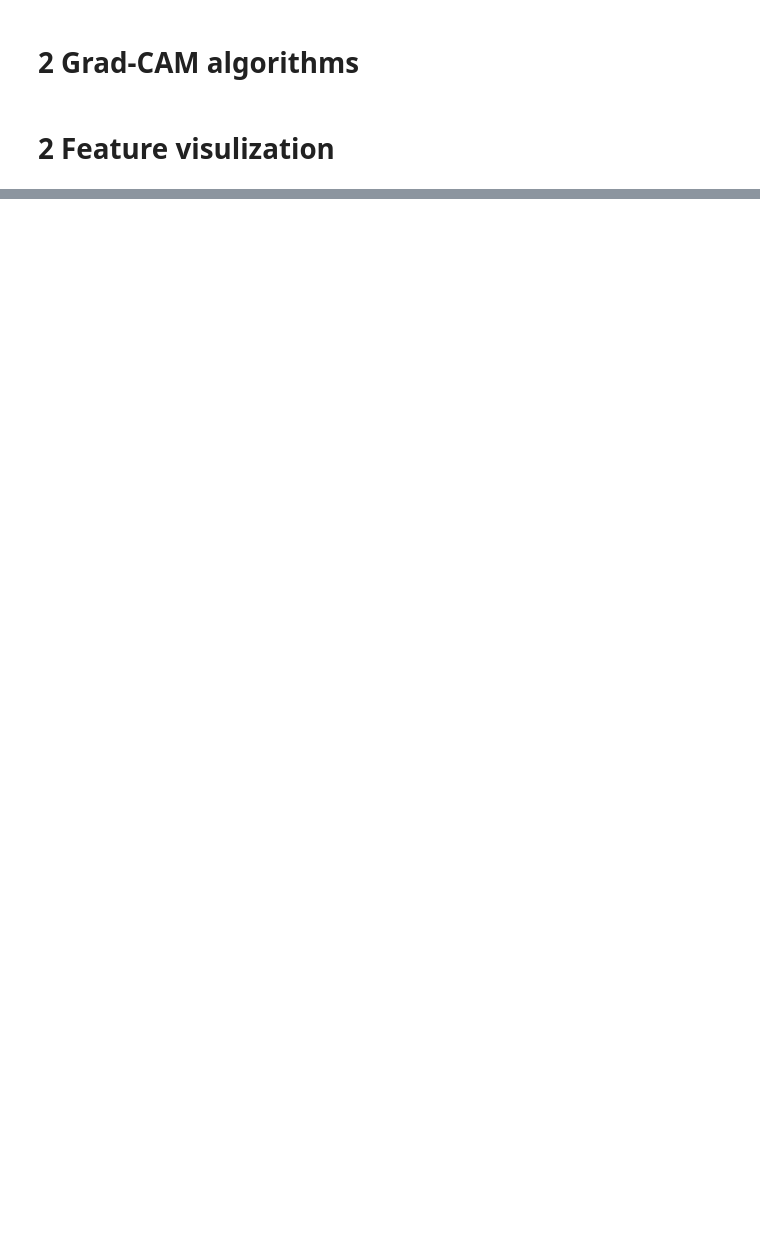
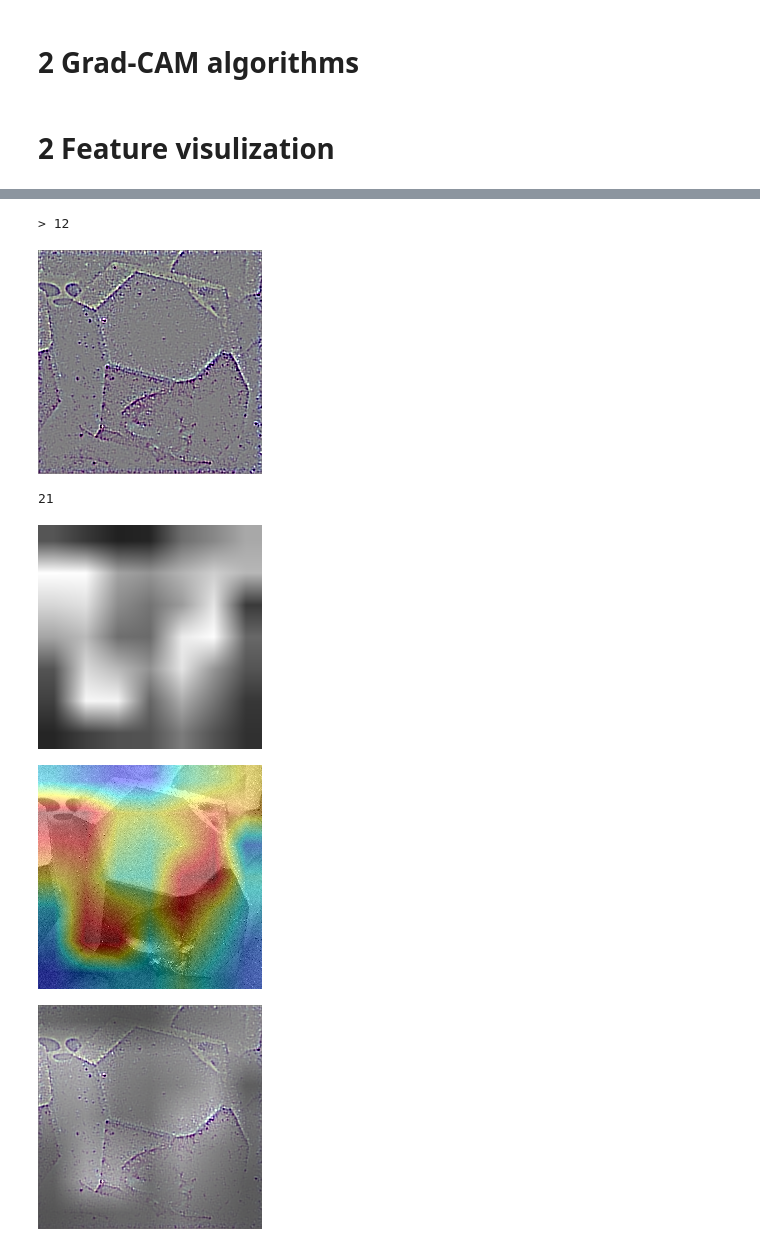
Before and after one commit to sunwucheng/IDB_diamond_damage, a Jupyter notebook: Grad_CAM.ipynb, the cells around one changed output, grey strips where cells are left out. Cells and saved outputs as stored; diff of their text form; code cells hidden in the pictures; blank space fills up the shorter version.

```diff
--- a/Grad_CAM.ipynb
+++ b/Grad_CAM.ipynb
@@ -47,0 +117,6 @@ CLASS = ["#01", "#02", "#03", "#04", "#05", "#06", "#07", "#08", "#09", "#10", "
+# %%
+X_set, Y_set, CLASS_num, CLASS_list, IMG_num = load_dataset(os.path.join(PROJECT_path, 'SEM'))
+print("\n")
+print("Damage class num = ", CLASS_num)
+print("Damage class list: ", CLASS_list)
+print("SEM image num = ", IMG_num)
@@ -56,7 +150,7 @@ def classification_dataset_process(X_set, Y_set):
   X_set = np.asarray(X_set)
   X_set = X_set.astype('float32')
   X_set /= 255.0
-  Y_set = tf.keras.utils.to_categorical(Y_set, 65)
+  Y_set = tf.keras.utils.to_categorical(Y_set, CLASS_num)
   return X_set, Y_set
 # %%
 X_set, Y_set = classification_dataset_process(X_set, Y_set)
@@ -147,6 +265,7 @@ def doCAM(image_path, image_code, dirs1):
   saliency = saliency_fn([preprocessed_input, 0])
   gradcam = saliency[0].transpose(1, 2, 3, 0)
   a = np.squeeze(gradcam)
+  cv2_imshow(deprocess_image(a))
   cv2.imwrite(dirs1+"/Guided_BP_"+image_code+".jpg", deprocess_image(a))
   pred = model.predict(preprocessed_input)
   print(np.argmax(pred))
@@ -167,13 +286,16 @@ def doCAM(image_path, image_code, dirs1):
   img= cv2.resize(img,(224,224),interpolation=cv2.INTER_NEAREST)
   heatmap = cv2.resize(heatmap, (img.shape[1], img.shape[0]))
   heatmap = np.uint8(255 * heatmap)
+  cv2_imshow(heatmap)
   cv2.imwrite(dirs1+"/Heatmap_"+image_code+".jpg", heatmap)
   heatmap2color = cv2.applyColorMap(heatmap, cv2.COLORMAP_JET)
   grd_CAM = cv2.addWeighted(img, 0.6, heatmap2color, 0.4, 0)
+  cv2_imshow(grd_CAM)
   cv2.imwrite(dirs1+"/Grd-CAM_"+image_code+".jpg", grd_CAM)
   heatmap =cv2.imread(dirs1+"/Heatmap_"+image_code+".jpg")
   guided_CAM = saliency[0].transpose(1, 2, 3, 0) * heatmap[..., np.newaxis]
   guided_CAM = deprocess_image(guided_CAM)
+  cv2_imshow(guided_CAM)
   cv2.imwrite(dirs1+"/Guided-CAM_"+image_code+".jpg", guided_CAM)
 # %% [markdown]
 # 2 Feature visulization
@@ -233,5 +392,5 @@ print(Y_true_list)
 # %%
-dirs1 = "/content/drive/MyDrive/IDB_diamond_damage/visual"
+dirs1 = "/content/drive/MyDrive/IDB_diamond_damage/Grad_CAM_visual"
 if not os.path.exists(dirs1):
   os.makedirs(dirs1)
 # %%
@@ -242,0 +402,13 @@ for n in range(len(Y_true_list)):
+# %%
+n = 12
+print("> "+str(n))
+image_path = Y_true_list[n]
+image_code = str(n)
+doCAM(image_path, image_code, dirs1)
+# %% [output]
+> 12
+[figure, added]
+21
+[figure, added]
+[figure, added]
+[figure, added]
```
Also changed, not shown: parts of 18 cells of this notebook, 3 other files.
